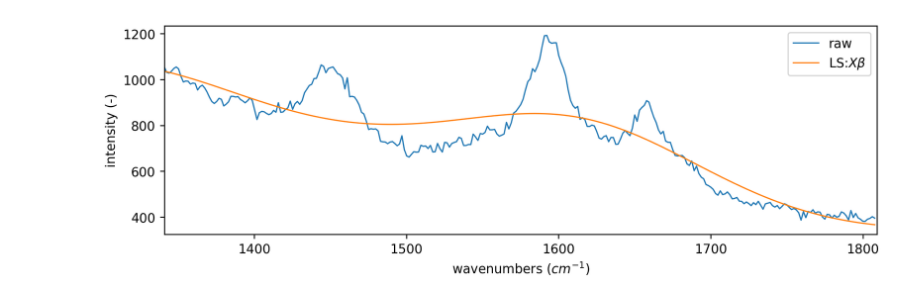
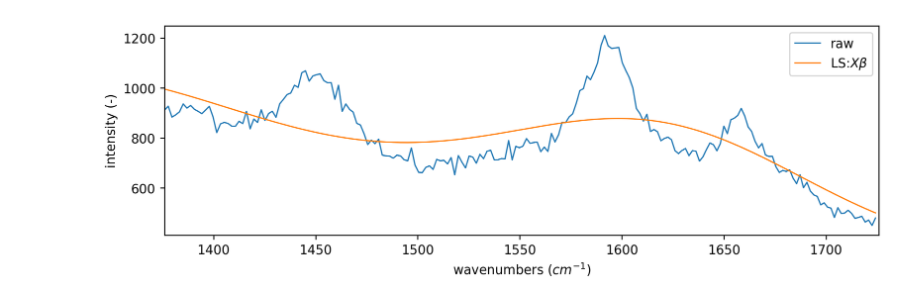
Before and after one commit to jjgsherwood/Raman-and-Photoluminescence-Signal-Separation-in-Raman-Hyperspectral-Imagery, a Jupyter notebook: experiments/Weights_vs_targets_impact.ipynb, the cells around one changed output. Drawn from its saved outputs; the diff is of its cells as text; code cells hidden in the pictures.

```diff
--- a/experiments/Weights_vs_targets_impact.ipynb
+++ b/experiments/Weights_vs_targets_impact.ipynb
@@ -1,8 +1,8 @@
 # %%
 from load_modules import *
 # %%
-file_location = "../../data/Raman_Mouse/preprocessed 2023-01-20 15-10-08.461978/"
-
+# file_location = "../../data/Raman_Mouse/preprocessed 2023-01-20 15-10-08.461978/"
+file_location = "../../data/Raman_Mouse/raw/"
 
 filenames = glob.glob(file_location+'/[!Wave|metadata]*.txt')
 
@@ -42,17 +42,18 @@ update = LS(new_raw, w)
 # %%
 plt.rcParams['figure.figsize'] = (10, 3)
 plt.rcParams['figure.dpi'] = 250
 plt.rcParams['lines.linewidth'] = 1
 
 # plt.plot(wavenumbers, new_raw, label="raw")
 L,R = 800,1100
+L,R = 600,800 #raw
 plt.plot(wavenumbers[L:R], raw[L:R], label="raw")
 plt.plot(wavenumbers[L:R], photo[L:R], label=r"LS:$X\beta$")
 # plt.plot(wavenumbers[L:R], update[0][L:R], label=r"WLST:$X\beta$")
 plt.xlim(wavenumbers[L], wavenumbers[R])
 plt.legend()
 plt.xlabel(r"wavenumbers ($cm^{-1}$)")
 plt.ylabel("intensity (-)")
 plt.show()
 # %% [output]
-[figure, old version]
+[figure, new version]
```
Also changed, not shown: parts of 2 cells of this notebook, 2 other files.
